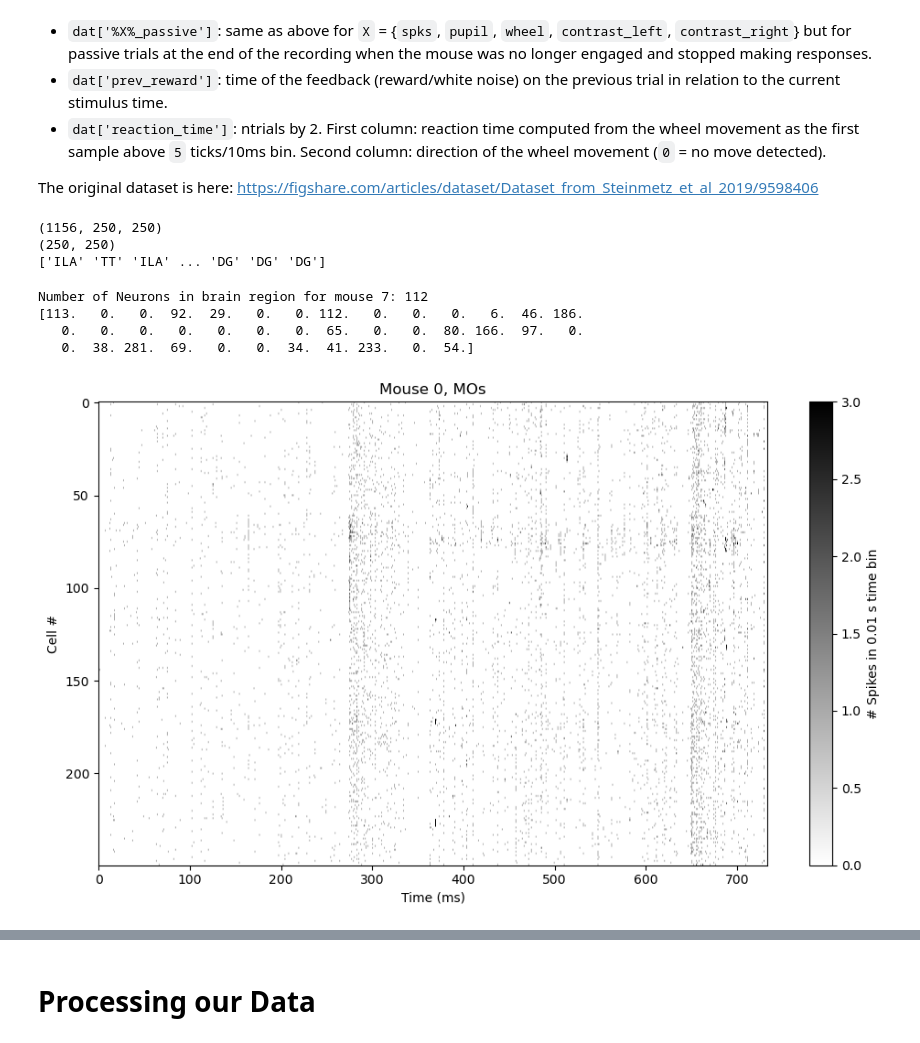
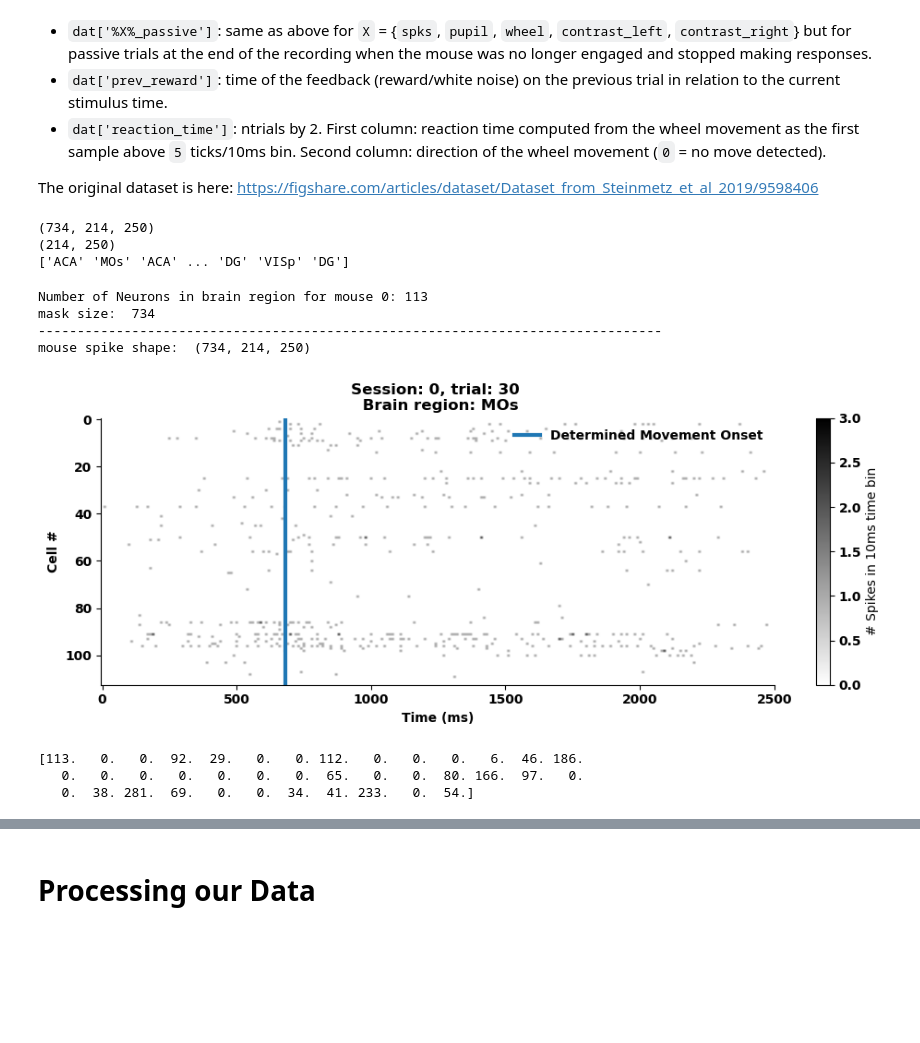
Before and after one commit to Ian-Goodall-Halliwell/MouseMindreading, a Jupyter notebook: main_jupyter.ipynb, the cells around one changed output, grey strips where cells are left out. Saved outputs shown, nothing was run; the diff lists cells and outputs as text; code cells hidden in the pictures; blank space fills up the shorter version.

```diff
--- a/main_jupyter.ipynb
+++ b/main_jupyter.ipynb
@@ -77,7 +88,7 @@ The recordings also just come from the left hemisphere.
 
 The original dataset is here: https://figshare.com/articles/dataset/Dataset_from_Steinmetz_et_al_2019/9598406
 # %%
-mouse_num = 7
+mouse_num = 0
 cur_mouse = alldat[mouse_num]
 cur_mouse_spks = cur_mouse['spks']
 print(cur_mouse_spks.shape)
@@ -85,9 +96,9 @@ print(cur_mouse_spks[1].shape)
 
 print(cur_mouse['brain_area'])
 # %% [output]
-(1156, 250, 250)
-(250, 250)
-['ILA' 'TT' 'ILA' ... 'DG' 'DG' 'DG']
+(734, 214, 250)
+(214, 250)
+['ACA' 'MOs' 'ACA' ... 'DG' 'VISp' 'DG']
 # %%
 # Make a plot of which brain areas are present in each dataset
 # note that region 4 ("other ctx" are neurons that were not able to be classified)
@@ -106,38 +117,57 @@ brain_groups = [["VISa", "VISam", "VISl", "VISp", "VISpm", "VISrl"],  # visual c
 #-- Selecting a particular brain region for analysis --#
 brain_region = 'MOs'
 
-# Creating a mask for MOs, and exploring amount in each region
-MOs_mask = brain_region == cur_mouse['brain_area']
-print(f"Number of Neurons in brain region for mouse {mouse_num}:", sum(MOs_mask))
+# Creating a mask for region, and exploring amount in each region
+region_mask = brain_region == cur_mouse['brain_area']
+print(f"Number of Neurons in brain region for mouse {mouse_num}:", sum(region_mask))
+print("mask size: ", len(region_mask))
 
-# Collecting the number of neurons in given region for all mice:
-mouse_region_arr = np.zeros(len(alldat))
-for i in range(len(alldat)):
-    mouse_select = alldat[i]
-    region_mask = brain_region == mouse_select['brain_area']
-    total_neurons_region = sum(region_mask)
-    mouse_region_arr[i] = total_neurons_region
-
-print(mouse_region_arr)
+print('-'*80)
+print("mouse spike shape: ",cur_mouse_spks.shape)
 # %% [output]
-Number of Neurons in brain region for mouse 7: 112
-[113.   0.   0.  92.  29.   0.   0. 112.   0.   0.   0.   6.  46. 186.
-   0.   0.   0.   0.   0.   0.   0.  65.   0.   0.  80. 166.  97.   0.
-   0.  38. 281.  69.   0.   0.  34.  41. 233.   0.  54.]
+Number of Neurons in brain region for mouse 0: 113
+mask size:  734
+--------------------------------------------------------------------------------
+mouse spike shape:  (734, 214, 250)
 # %%
-# Selecting out the trials for one mouse:
+#-- Selecting out the trials for one mouse in the region of interest --#
+trial_no = 30
+
+# Plotting a raster of our neurons for the trial:
+fig, ax = plt.subplots(figsize = (10,4))
+cb = ax.imshow(cur_mouse_spks[region_mask, trial_no, :], cmap='gray_r', vmax = 3, vmin=0, aspect='auto')
+ax.set_xlabel('Time (ms)', fontweight = 'bold')
+ax.set_ylabel('Cell #', fontweight = 'bold')
+ax.set_title(f"Session: {mouse_num}, trial: {trial_no} \n Brain region: {brain_region}", fontweight = 'bold')
+ax.axvline(68, linewidth = 3, label = 'Determined Movement Onset')
+fig.colorbar(orientation='vertical', label='# Spikes in 10ms time bin', ax = ax, mappable = cb)
+
+# resetting our x-axis to be correct (by hard coding)
+x_positions = [0, 50, 100, 150, 200, 250]
+x_labels = [0, 500, 1000, 1500, 2000, 2500]
+plt.xticks(x_positions, x_labels)
 
 
-# Plotting a raster of our neurons for the trial:
-fig, ax = plt.subplots(figsize = (10,6))
-cb = ax.imshow(cur_mouse_spks[:, 0, :].T, cmap='gray_r', vmax = 3, vmin=0, aspect='auto')
-ax.set_xlabel('Time (ms)')
-ax.set_ylabel('Cell #')
-ax.set_title(f"Mouse {mouse_num}, MOs")
-fig.colorbar(orientation='vertical', label='# Spikes in 0.01 s time bin', ax = ax, mappable = cb)
+
+ax.legend(frameon= False)
 plt.tight_layout()
+plt.savefig('RasterIndivTrial.png', dpi = 300)
 # %% [output]
-[figure, old version]
+[figure, new version]
+# %%
+# Collecting the number of neurons in given region for all mice:
+mouse_region_arr = np.zeros(len(alldat))
+for i in range(len(alldat)):
+    mouse_select = alldat[i]
+    region_mask = brain_region == mouse_select['brain_area']
+    total_neurons_region = sum(region_mask)
+    mouse_region_arr[i] = total_neurons_region
+
+print(mouse_region_arr)
+# %% [output]
+[113.   0.   0.  92.  29.   0.   0. 112.   0.   0.   0.   6.  46. 186.
+   0.   0.   0.   0.   0.   0.   0.  65.   0.   0.  80. 166.  97.   0.
+   0.  38. 281.  69.   0.   0.  34.  41. 233.   0.  54.]
 # %%
 # Plotting a bar plot of the number of neurons in our given brain region for each mouse
 fig, ax = plt.subplots(figsize = (10,4))
```
Also changed, not shown: parts of 8 cells of this notebook, 4 other files.
